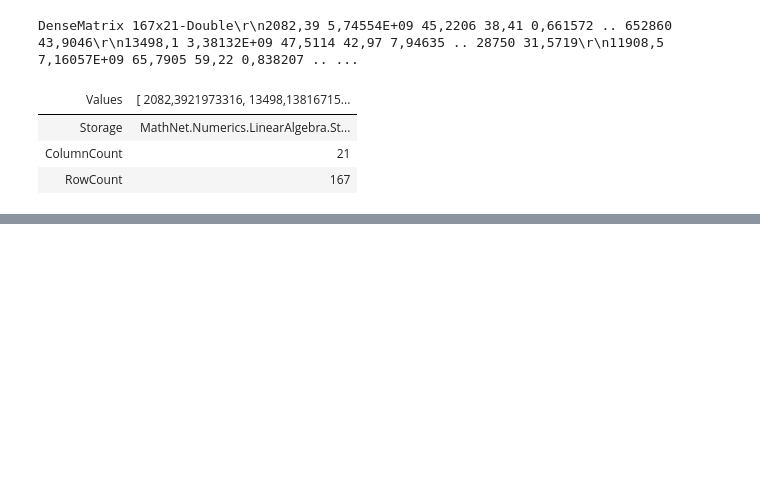
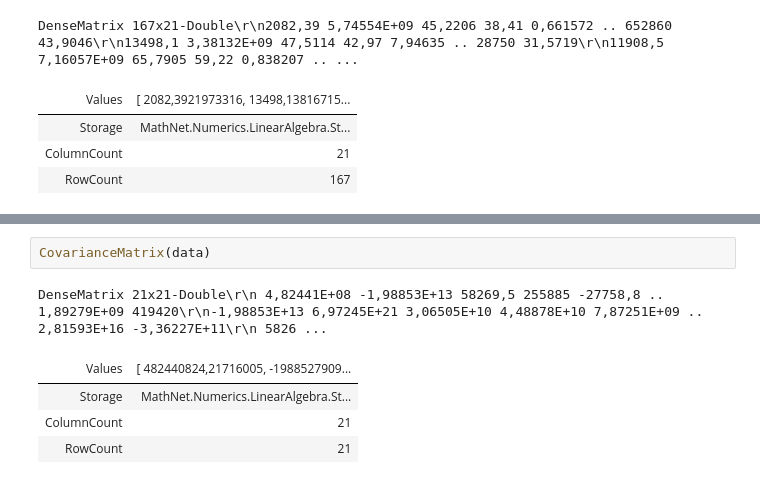
Before and after one commit to agailloty/SharpMiner, a Jupyter notebook: notebook/Compute_PCA.ipynb, the cells around one changed output, grey strips where cells are left out. Saved outputs shown, nothing was run; the diff lists cells and outputs as text; blank space fills up the shorter version.

```diff
--- a/notebook/Compute_PCA.ipynb
+++ b/notebook/Compute_PCA.ipynb
@@ -27,0 +67,8 @@ DenseMatrix 167x21-Double\r\n2082,39 5,74554E+09 45,2206 38,41 0,661572 .. 65286
+# %%
+CovarianceMatrix(data)
+# %% [output]
+DenseMatrix 21x21-Double\r\n 4,82441E+08 -1,98853E+13 58269,5 255885 -27758,8 .. 1,89279E+09 419420\r\n-1,98853E+13 6,97245E+21 3,06505E+10 4,48878E+10 7,87251E+09 .. 2,81593E+16 -3,36227E+11\r\n 5826 ...
+| Values | [ 482440824,21716005, -1988527909... |
+| Storage | MathNet.Numerics.LinearAlgebra.St... |
+| ColumnCount | 21 |
+| RowCount | 21 |
```
Also changed, not shown: parts of 16 cells of this notebook, 2 other files.
